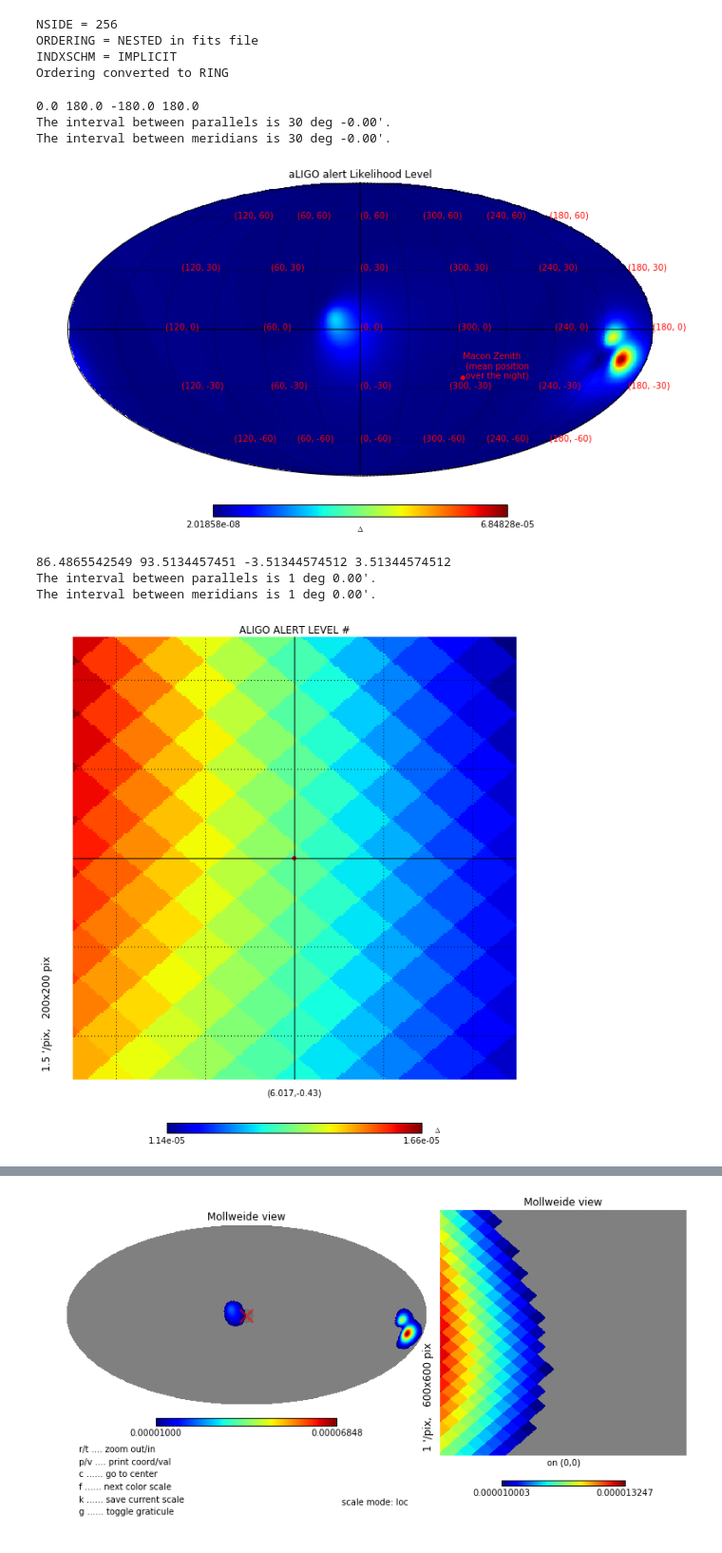
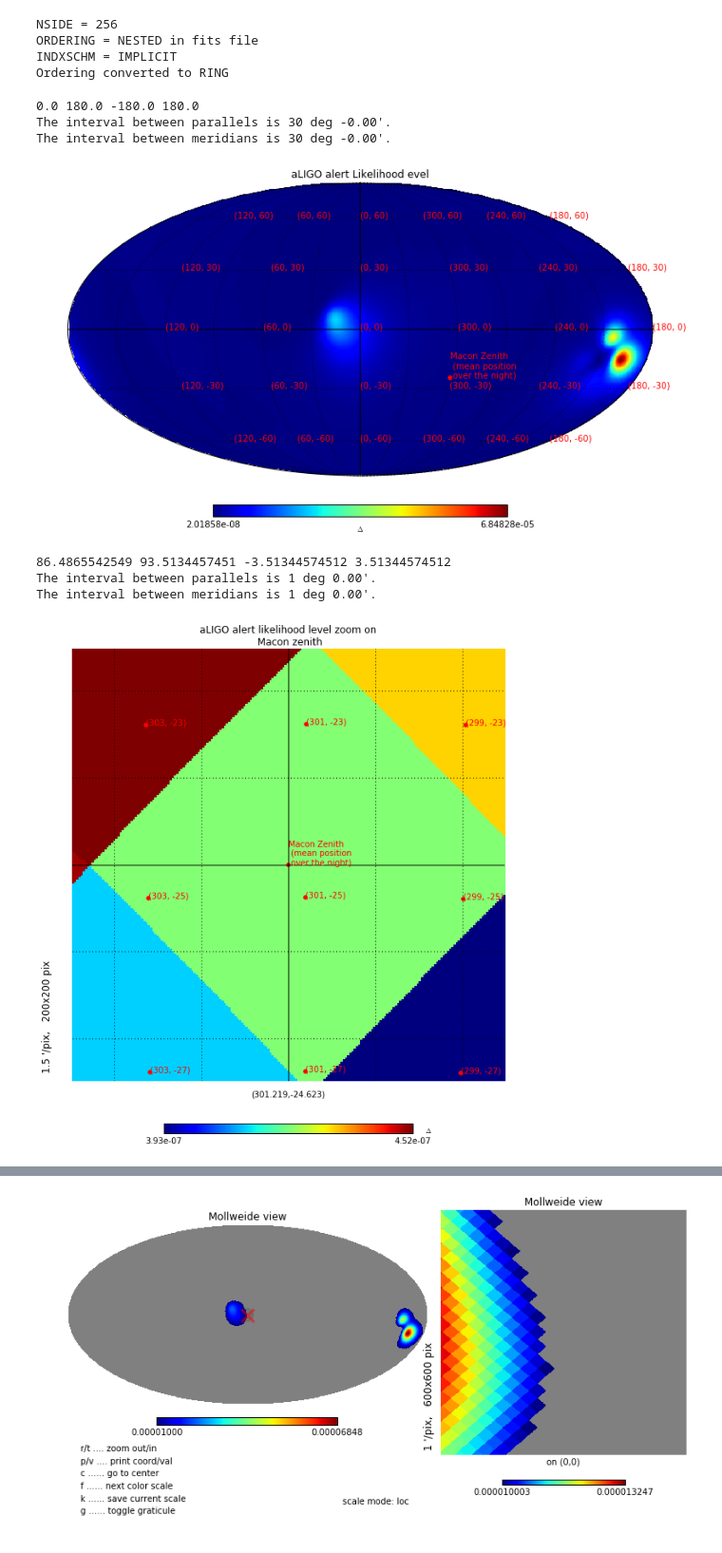
Before and after one commit to BrunoSanchez/alertreport, a Jupyter notebook: alertprocess.ipynb, the cells around one changed output, grey strips where cells are left out. Shown at 95% size. Cells and saved outputs as stored; diff of their text form; code cells hidden in the pictures.

```diff
--- a/alertprocess.ipynb
+++ b/alertprocess.ipynb
@@ -92,6 +94,6 @@ and the time of sunrise is 2015/11/10 09:38:11
 # %%
 # at sunset
-alpha_zenith_sunset = sun_coords.ra + 90.*u.deg
+alpha_zenith_sunset = sun_coords.ra + 75.*u.deg
 alpha_observable_min = alpha_zenith_sunset - 40.*u.deg
 # %%
 # at sunrise
@@ -185,18 +207,22 @@ Ordering converted to RING
 # %%
 # plot the banana map
 fig = plt.figure(2, figsize=(10, 10))
-hp.mollview(aligo_banana, title='aLIGO alert Likelihood Level', flip="astro",
+hp.mollview(aligo_banana, title='aLIGO alert Likelihood evel', flip="astro",
             unit='$\Delta$', fig=2)
 fig.axes[1].texts[0].set_fontsize(8)
 
-hp.projscatter(float(ephem.degrees(macon.lon*180./m.pi)), float(ephem.degrees(macon.lat*180./m.pi))
+mean_zenith_ra = 15.*(alpha_observable_max.hour+alpha_observable_min.hour)/2.
+zenith_dec = float(ephem.degrees(macon.lat*180./m.pi))
+
+hp.projscatter(mean_zenith_ra, zenith_dec
                , lonlat=True, color="red")
-hp.projtext(float(ephem.degrees(macon.lon*180./m.pi)), float(ephem.degrees(macon.lat*180./m.pi)),
+hp.projtext(mean_zenith_ra, zenith_dec,
             'Macon Zenith\n (mean position\n over the night)', lonlat=True, color="red")
 for ra in range(0,360,60):
     for dec in range(-60,90,30):
         hp.projtext(ra,dec,'({}, {})'.format(ra,dec), lonlat=True, color='red')
 
+
 hp.graticule()
 
 plt.savefig(os.path.join(plots, 'allsky_likelihoodmap.png'), dpi=300)
@@ -205,23 +231,31 @@ plt.show()
 0.0 180.0 -180.0 180.0
 The interval between parallels is 30 deg -0.00'.
 The interval between meridians is 30 deg -0.00'.
-[figure, old version]
+[figure, new version]
 # %%
 # plot the banana map
 fig = plt.figure(2, figsize=(10, 10))
-rot=[(alpha_observable_max.hour+alpha_observable_min.hour)/2., macon.lat]
-hp.gnomview(aligo_banana, rot=rot, title='ALIGO ALERT LEVEL #', flip="astro",
+rot=[mean_zenith_ra, zenith_dec]
+hp.gnomview(aligo_banana, rot=rot, title='aLIGO alert likelihood level zoom on\n Macon zenith', flip="astro",
             unit='$\Delta$', fig=2)
 fig.axes[1].texts[0].set_fontsize(8)
+
 hp.projscatter(rot, lonlat=True, color="red")
+hp.projtext(mean_zenith_ra, zenith_dec,
+            'Macon Zenith\n (mean position\n over the night)', lonlat=True, color="red")
+
+for ra in range(int(mean_zenith_ra)-2, int(mean_zenith_ra)+4, 2):
+    for dec in range(int(zenith_dec)-3, int(zenith_dec)+3, 2):
+        hp.projscatter(ra, dec, lonlat=True, color="red")
+        hp.projtext(ra, dec, '({}, {})'.format(ra,dec), lonlat=True, color='red')
 
 hp.graticule()
 
-plt.savefig(os.path.join(plots, 'allsky_likelihoodmap.png'), dpi=300)
+plt.savefig(os.path.join(plots, 'gnomom_view_Macon_likelihoodmap.png'), dpi=300)
 
 plt.show()
 # %% [output]
 86.4865542549 93.5134457451 -3.51344574512 3.51344574512
 The interval between parallels is 1 deg 0.00'.
 The interval between meridians is 1 deg 0.00'.
-[figure, old version]
+[figure, new version]
```
Also changed, not shown: parts of 29 cells of this notebook.
